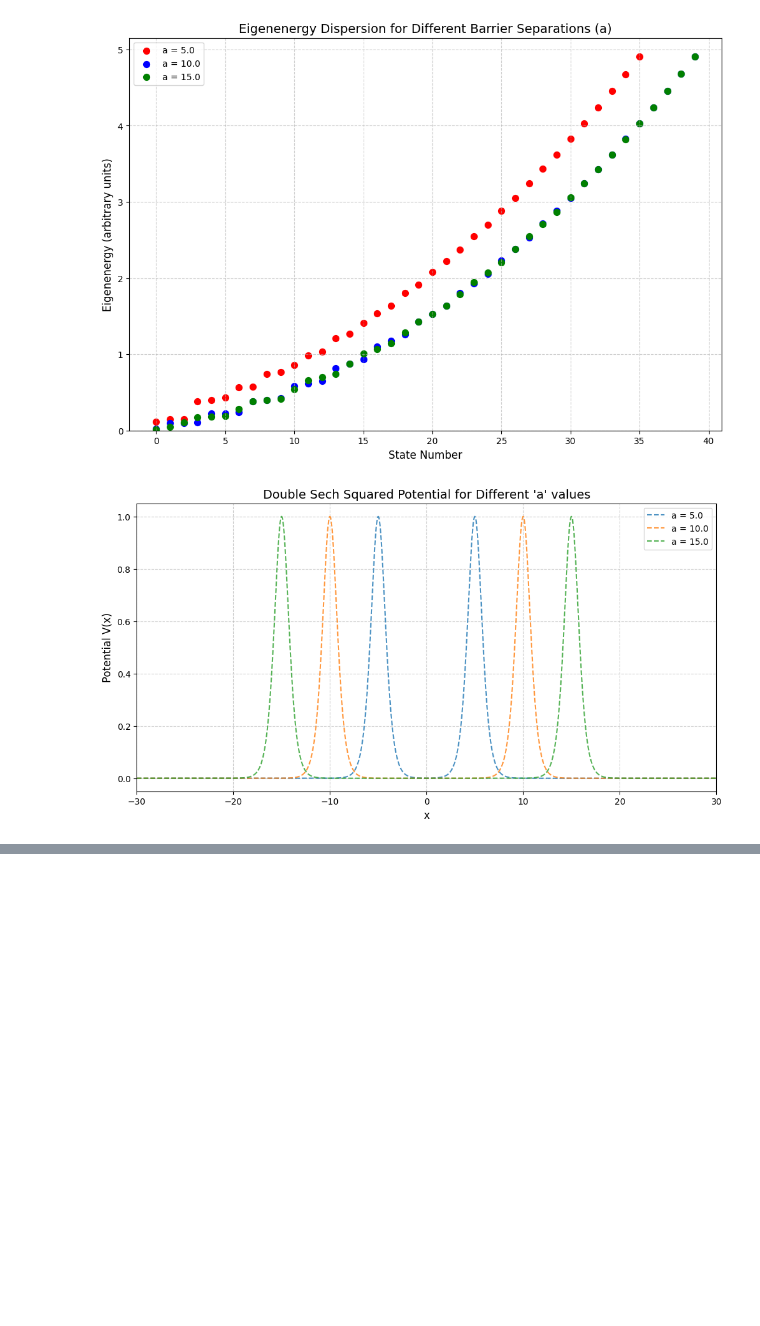
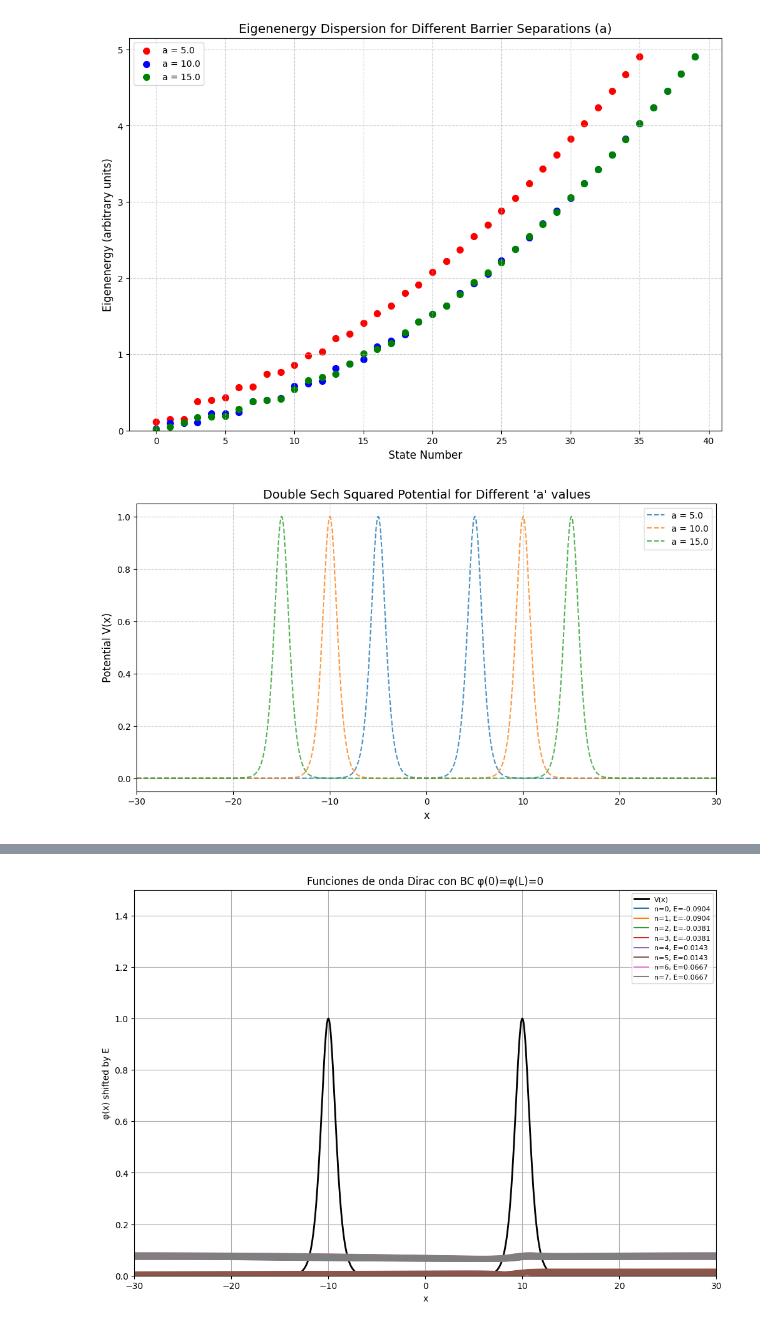
Before and after one commit to Julian-L-Avila/Modell-Physik-2025-1, a Jupyter notebook: Numerov-Graphene/graphene.sync.ipynb, the cells around one changed output, grey strips where cells are left out. Cells and saved outputs as stored; diff of their text form; code cells hidden in the pictures; blank space fills up the shorter version.

Commit message:
added dirac 1d

```diff
--- a/Numerov-Graphene/graphene.sync.ipynb
+++ b/Numerov-Graphene/graphene.sync.ipynb
@@ -535,0 +642,85 @@ Found 40 eigenvalues for a = 15.0
+# %%
+import numpy as np
+import scipy.sparse as sp
+import scipy.sparse.linalg as spla
+import matplotlib.pyplot as plt
+
+# --- Dirac Equation via Finite Difference with Hard-Wall BC in 1D ---
+# We impose φ(0)=φ(L)=0 by excluding boundary points from the grid.
+
+sigma_x = np.array([[0, 1], [1, 0]], dtype=complex)
+
+# Potential
+def potential(x, b, a, c):
+    return b / np.cosh((x - a) / c)**2 + b / np.cosh((x + a) / c)**2
+
+# Build Hamiltonian on interior points only
+def build_dirac_hamiltonian_interior(x_int, V_int, vF=1.0):
+    N = len(x_int)
+    dx = x_int[1] - x_int[0]
+    off = -1j * vF / (2*dx)
+    data, rows, cols = [], [], []
+    for i in range(N):
+        # on-site potential
+        for s in (0,1):
+            idx = 2*i + s
+            data.append(V_int[i])
+            rows.append(idx); cols.append(idx)
+        # kinetic couplings
+        if i < N-1:
+            for s1 in (0,1):
+                for s2 in (0,1):
+                    kin = off * sigma_x[s1,s2]
+                    # i->i+1
+                    rows.append(2*i+s1); cols.append(2*(i+1)+s2); data.append(kin)
+                    # hermitian
+                    rows.append(2*(i+1)+s2); cols.append(2*i+s1); data.append(np.conjugate(kin))
+    H = sp.coo_matrix((data,(rows,cols)), shape=(2*N,2*N), dtype=complex)
+    return H.tocsr()
+
+# Solve Dirac on interior grid
+def solve_dirac_hardwall(x, b, a, c, num_states=8, vF=1.0):
+    # full grid and interior
+    x_full = x
+    x_int = x_full[1:-1]
+    V_int = potential(x_int, b, a, c)
+    H = build_dirac_hamiltonian_interior(x_int, V_int, vF=vF)
+    eigvals, eigvecs = spla.eigsh(H, k=num_states, sigma=0.0, which='LM')
+    idx = np.argsort(eigvals)
+    eigvals = eigvals[idx].real
+    eigvecs = eigvecs[:, idx]
+    # reconstruct φ with zeros at boundaries
+    spinors = []
+    for j in range(num_states):
+        psi_int = eigvecs[:,j].reshape(2, len(x_int))
+        # prepend and append zeros for φ component
+        phi = np.zeros(len(x_full), dtype=complex)
+        phi[1:-1] = psi_int[0]
+        spinors.append(phi)
+    return eigvals, spinors
+
+# --- Parameters and grid ---
+b, a, c = 1.0, 10.0, 1.0
+x = np.linspace(-30, 30, 3001)
+
+# Solve
+energies, phis = solve_dirac_hardwall(x, b, a, c, num_states=8)
+print("Found energies:", energies)
+
+# Plot φ(x)
+plt.figure(figsize=(12,8))
+Vx = potential(x, b, a, c)
+plt.plot(x, Vx, color='black', linewidth=2, label='V(x)')
+scale = (max(Vx)-min(Vx))*1
+for i, (E, phi) in enumerate(zip(energies, phis)):
+    plt.plot(x, phi.real*scale + E, label=f"n={i}, E={E:.4f}")
+
+plt.xlabel('x')
+plt.ylabel('φ(x) shifted by E')
+plt.title('Funciones de onda Dirac con BC φ(0)=φ(L)=0')
+plt.legend(fontsize=8)
+plt.grid(True)
+plt.xlim(x[0], x[-1])
+plt.ylim(min(Vx)*1.1, max(Vx)*1.5)
+plt.show()
+# %% [output]
@@ -535,0 +729 @@ Found 40 eigenvalues for a = 15.0
+[figure, added]
```
Also changed, not shown: parts of 3 cells of this notebook.
